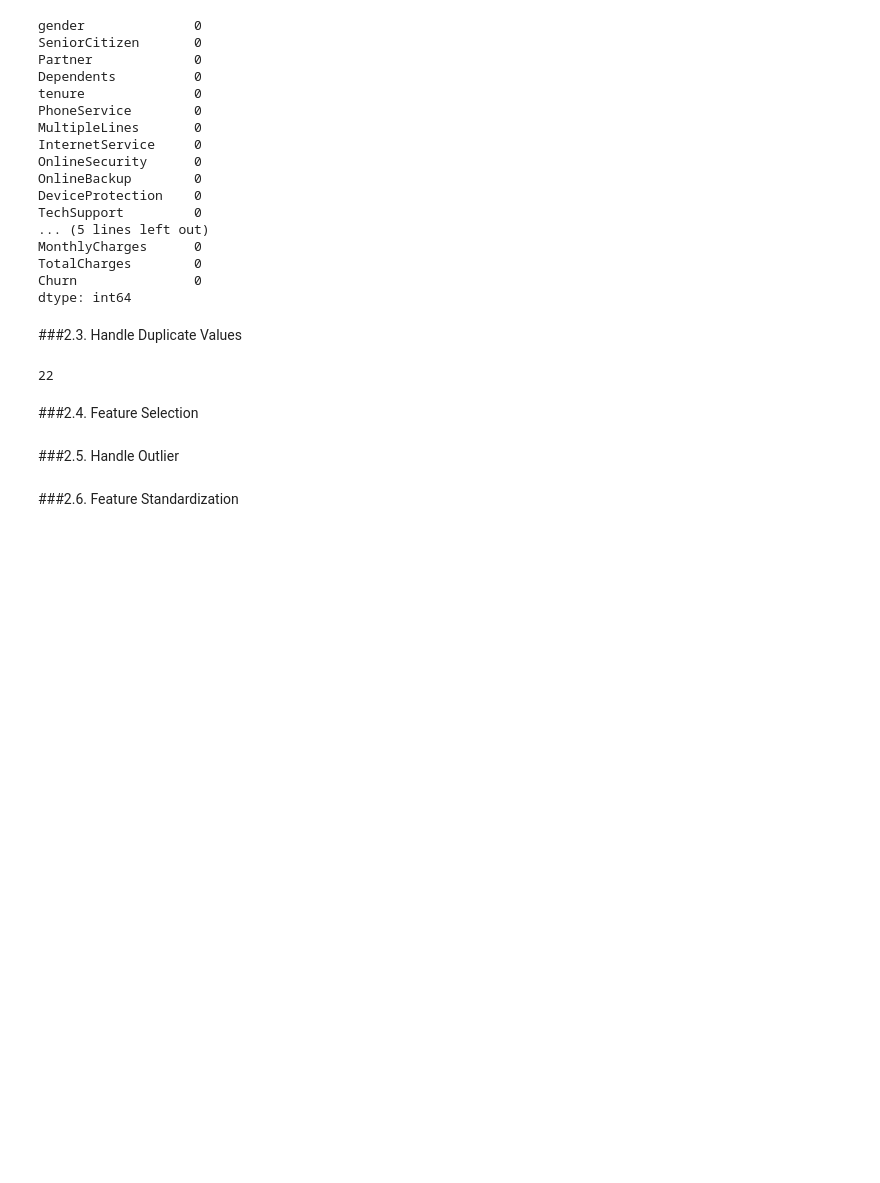
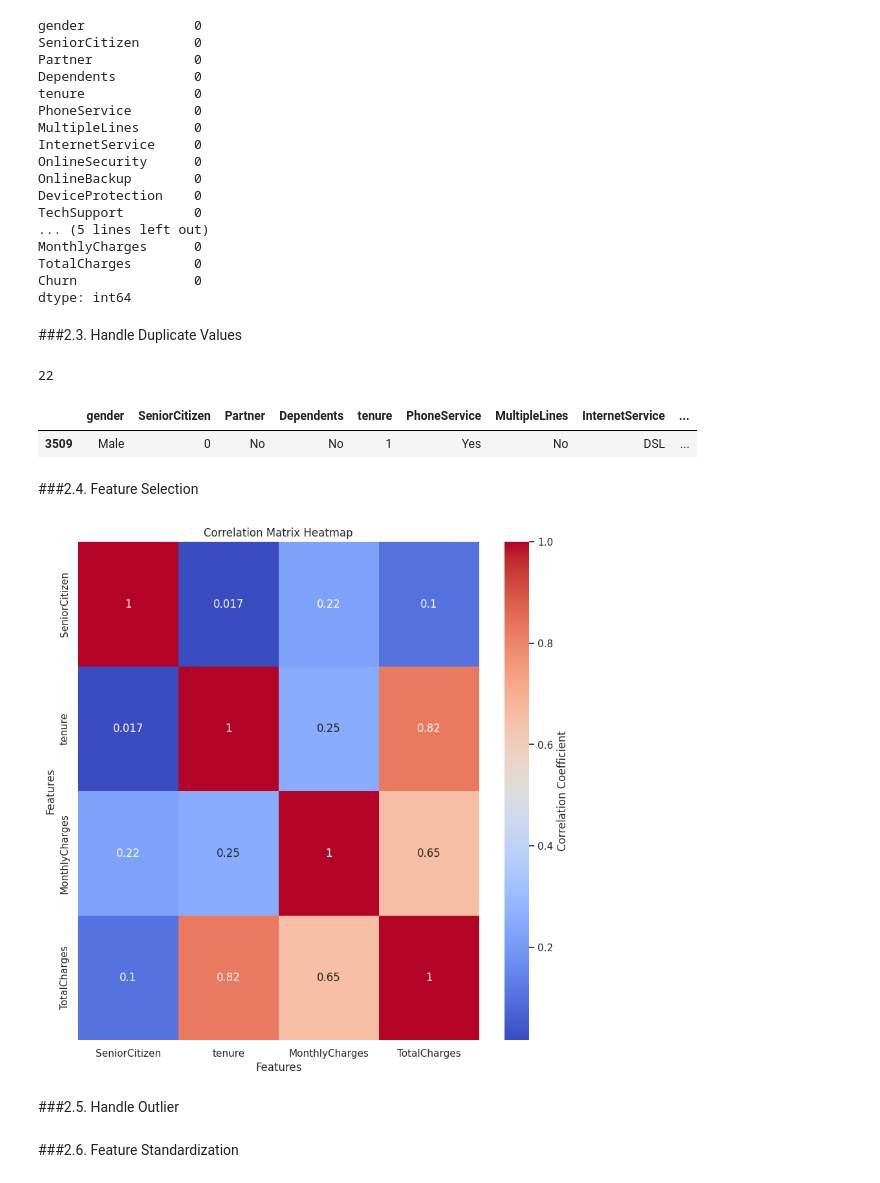
Before and after one commit to sabirinID/Telecom-Churn-Analysis, a Jupyter notebook: Notebooks/Telecom_Churn_Analysis.ipynb, the cells around one changed output. Saved outputs shown, nothing was run; the diff lists cells and outputs as text; code cells hidden in the pictures; blank space fills up the shorter version.

```diff
--- a/Notebooks/Telecom_Churn_Analysis.ipynb
+++ b/Notebooks/Telecom_Churn_Analysis.ipynb
@@ -484,8 +545,30 @@ dtype: int64
 data.duplicated().sum()
 # %% [output]
 22
+# %%
+data.sample()
+# %% [output]
+|  | gender | SeniorCitizen | Partner | Dependents | tenure | PhoneService | MultipleLines | InternetService | ... |
+| 3509 | Male | 0 | No | No | 1 | Yes | No | DSL | ... |
 # %% [markdown]
 ###2.4. Feature Selection
+# %%
+# Compute the correlation matrix
+corr_matrix = data.corr()
+
+# Create a heatmap with color scale and score values
+fig, ax = plt.subplots(figsize=(10, 10))
+heatmap = sns.heatmap(corr_matrix, annot=True, cmap='coolwarm', cbar_kws={'label': 'Correlation Coefficient'})
+
+# Set axis labels and title
+plt.xlabel('Features')
+plt.ylabel('Features')
+plt.title('Correlation Matrix Heatmap')
+
+# Show the plot
+plt.show()
+# %% [output]
+[figure, added]
 # %% [markdown]
 ###2.5. Handle Outlier
 # %% [markdown]
```
Also changed, not shown: parts of 17 cells of this notebook.
